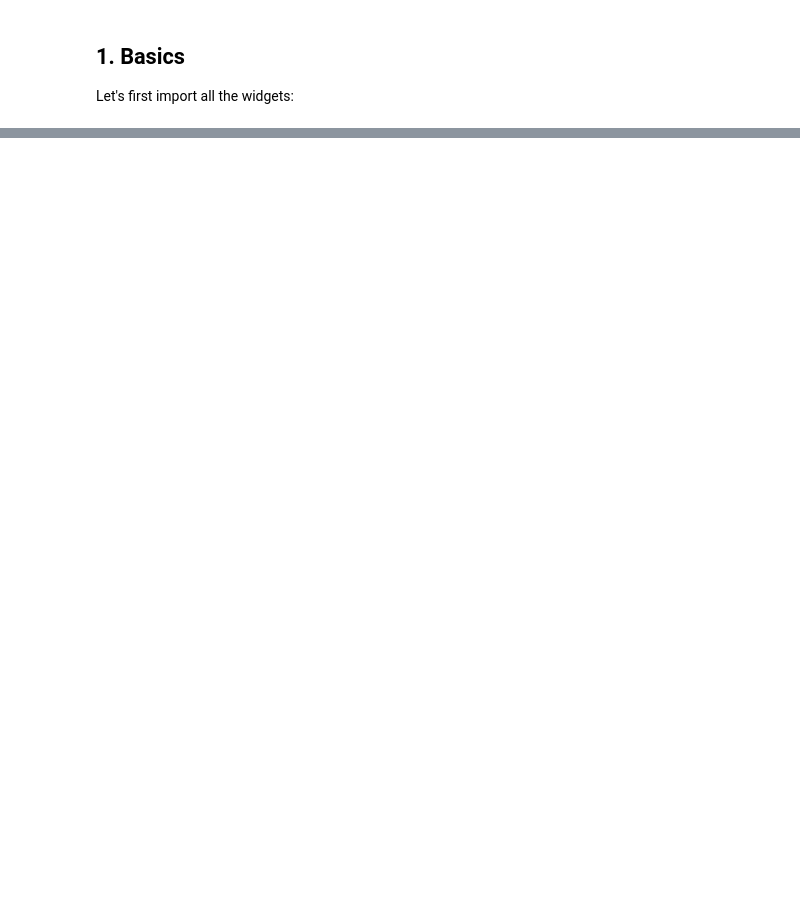
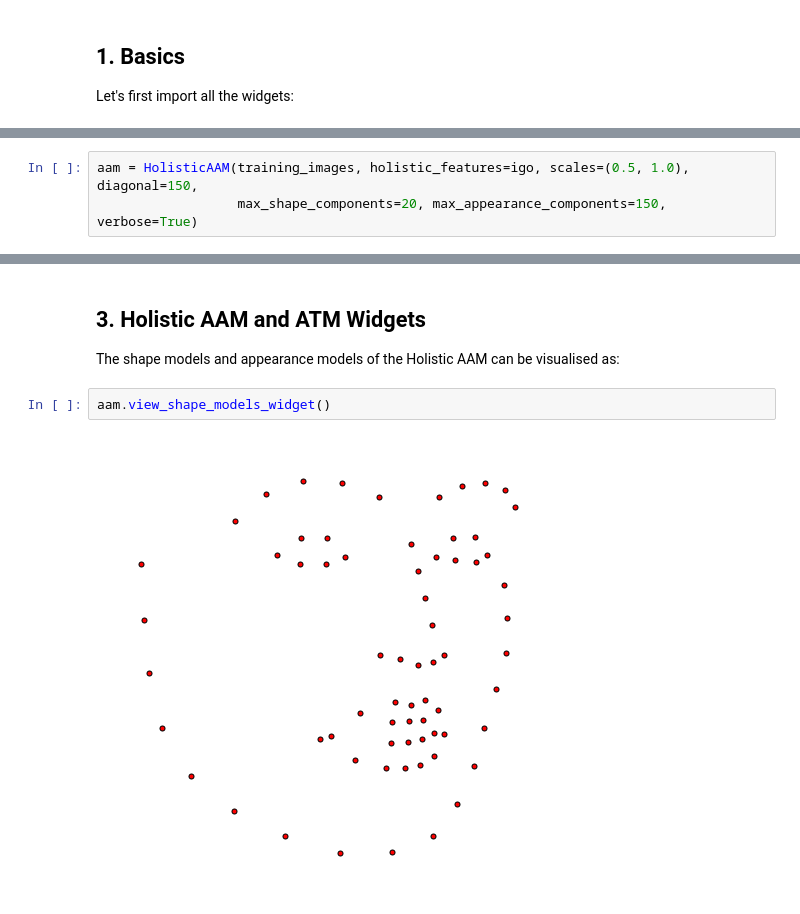
Before and after one commit to menpo/menpowidgets-notebooks, a Jupyter notebook: notebooks/Main Widgets/MenpoFit Widgets.ipynb, the cells around one changed output, grey strips where cells are left out. Drawn from its saved outputs; the diff is of its cells as text; blank space fills up the shorter version.

```diff
--- a/notebooks/Main Widgets/MenpoFit Widgets.ipynb
+++ b/notebooks/Main Widgets/MenpoFit Widgets.ipynb
@@ -241,0 +73,3 @@ landmarks[0].view_widget(figure_size=(6, 4))
+# %%
+aam = HolisticAAM(training_images, holistic_features=igo, scales=(0.5, 1.0), diagonal=150,
+                  max_shape_components=20, max_appearance_components=150, verbose=True)
@@ -241,0 +118,7 @@ landmarks[0].view_widget(figure_size=(6, 4))
+# %% [markdown]
+## <a name="sec:holistic"></a>3. Holistic AAM and ATM Widgets
+The shape models and appearance models of the Holistic AAM can be visualised as:
+# %%
+aam.view_shape_models_widget()
+# %% [output]
+[figure, added]
```
Also changed, not shown: parts of 91 cells of this notebook, 1 other file.
